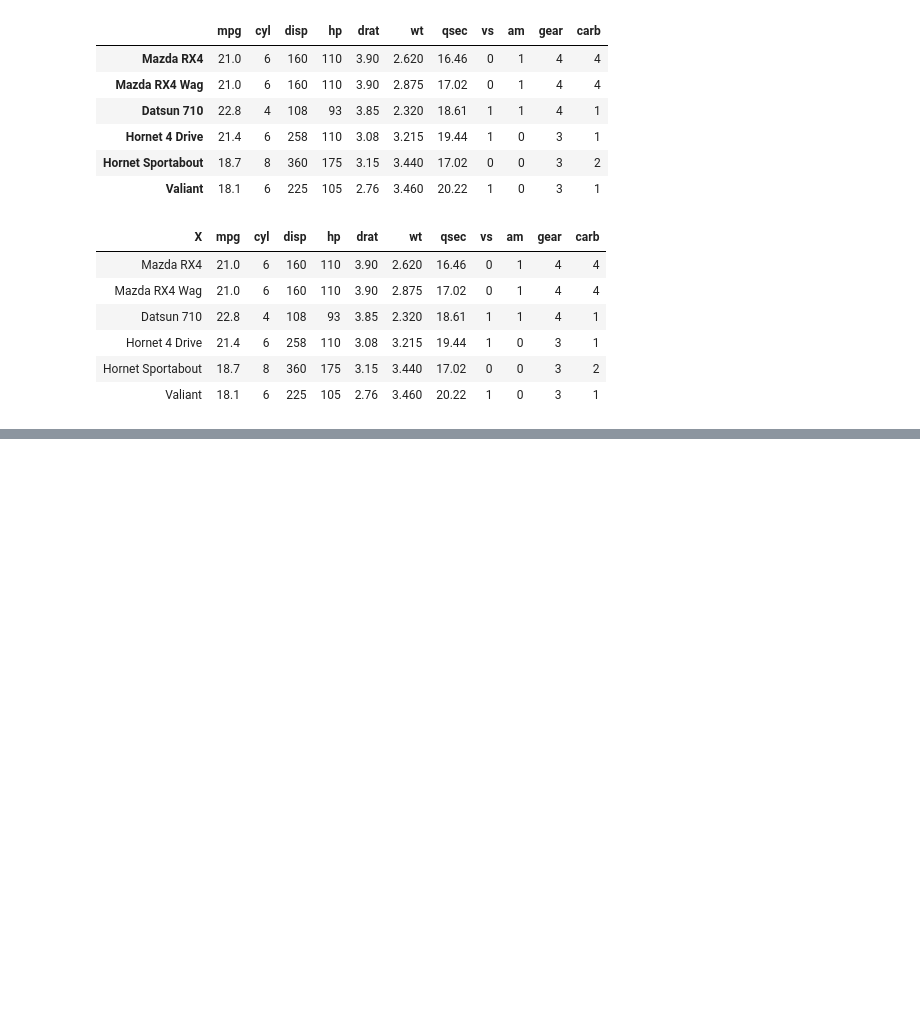
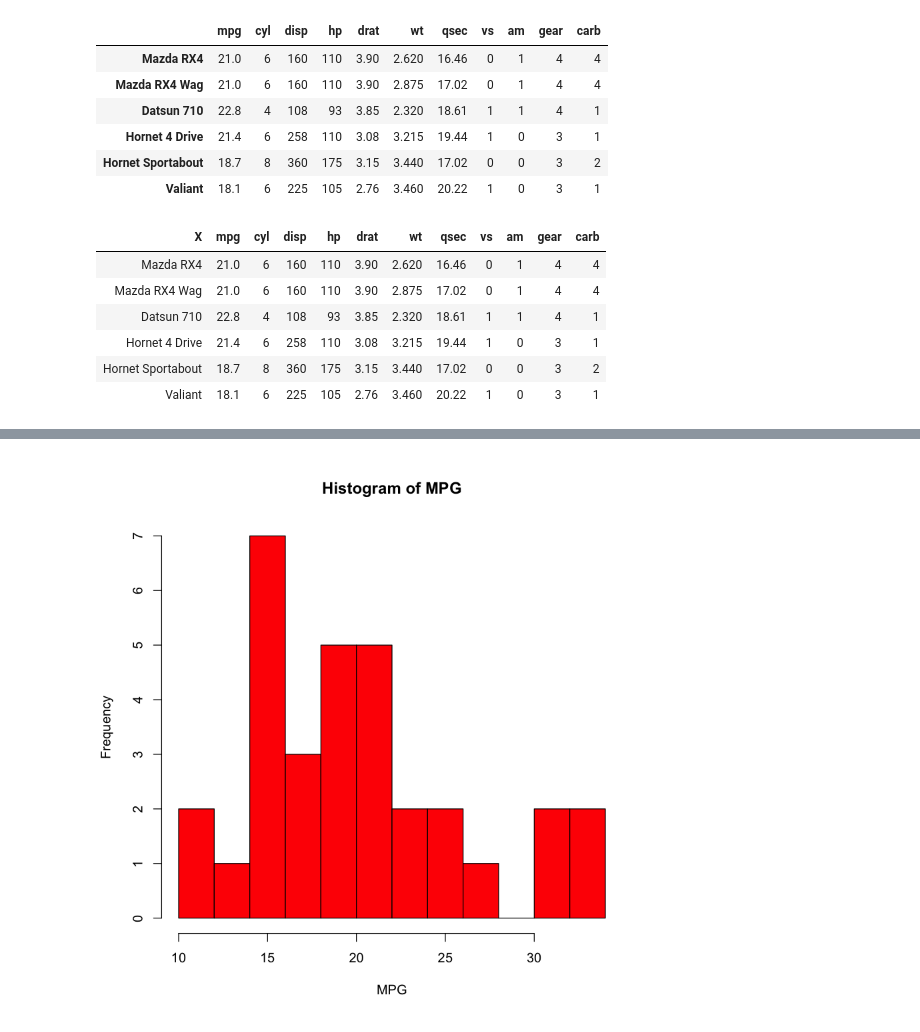
Before and after one commit to edkrueger/r-regression-labs, a Jupyter notebook: mtcars.ipynb, the cells around one changed output, grey strips where cells are left out. Saved outputs shown, nothing was run; the diff lists cells and outputs as text; code cells hidden in the pictures; blank space fills up the shorter version.

```diff
--- a/mtcars.ipynb
+++ b/mtcars.ipynb
@@ -65,0 +93,11 @@ head(cars)
+# %%
+# make a histogram for MPG
+hist(
+    mtcars$mpg,
+    breaks=10,
+    col="red",
+    xlab="MPG",
+    main="Histogram of MPG",
+)
+# %% [output]
+[figure, added]
```
Also changed, not shown: parts of 5 cells of this notebook.
